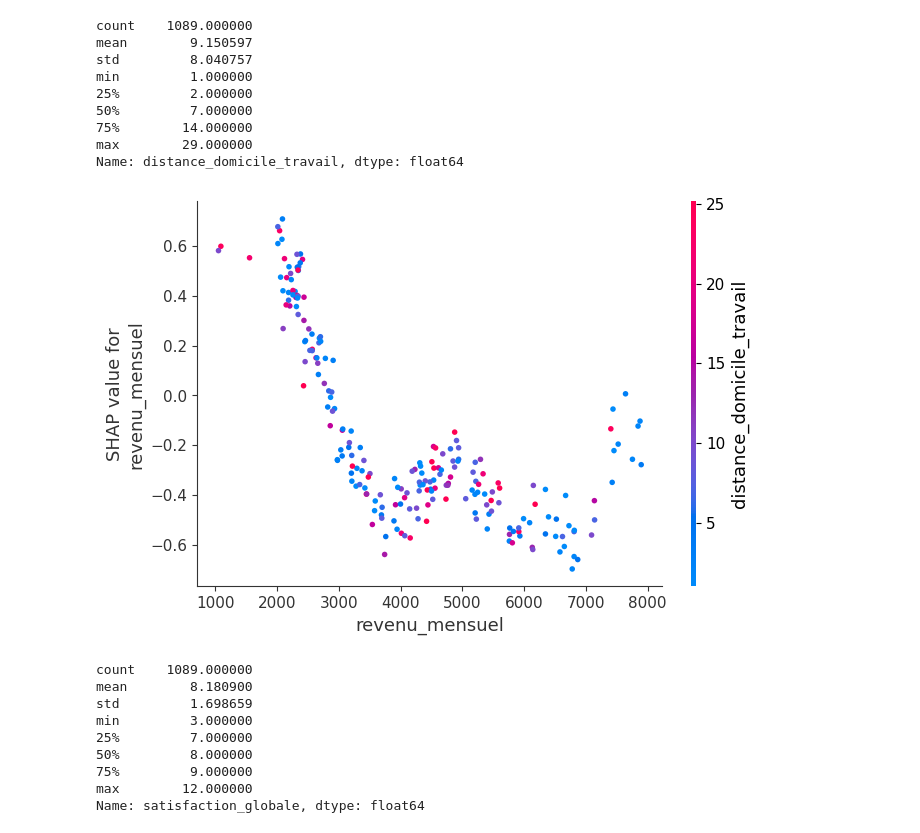
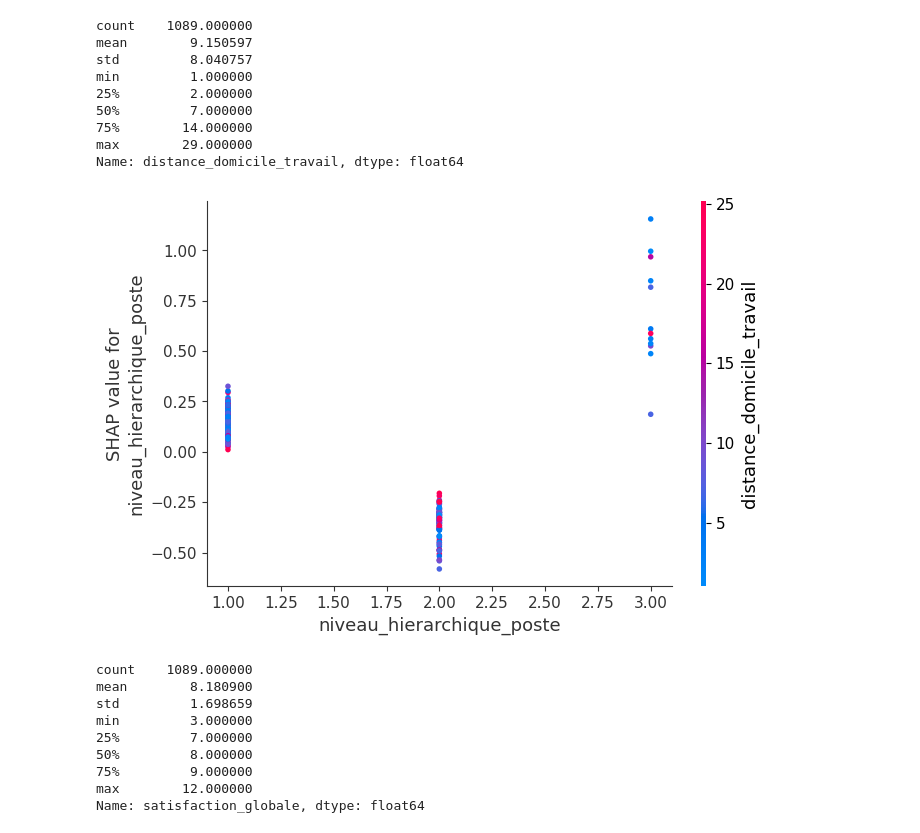
Before and after one commit to Ace4teaM/OCR-NovaTech, a Jupyter notebook: 3.modelisations.ipynb, the cells around one changed output. Saved outputs shown, nothing was run; the diff lists cells and outputs as text; code cells hidden in the pictures.

```diff
--- a/3.modelisations.ipynb
+++ b/3.modelisations.ipynb
@@ -1259,13 +1260,13 @@ max        29.000000
 Name: distance_domicile_travail, dtype: float64
 # %%
 shap.dependence_plot(
-    "revenu_mensuel",
+    "niveau_hierarchique_poste",
     shap_values,
     X_test,
     interaction_index="distance_domicile_travail"
 )
 # %% [output]
-[figure, old version]
+[figure, new version]
 # %%
 df["satisfaction_globale"].describe()
 # %% [output]
```
Also changed, not shown: parts of 29 cells of this notebook.
